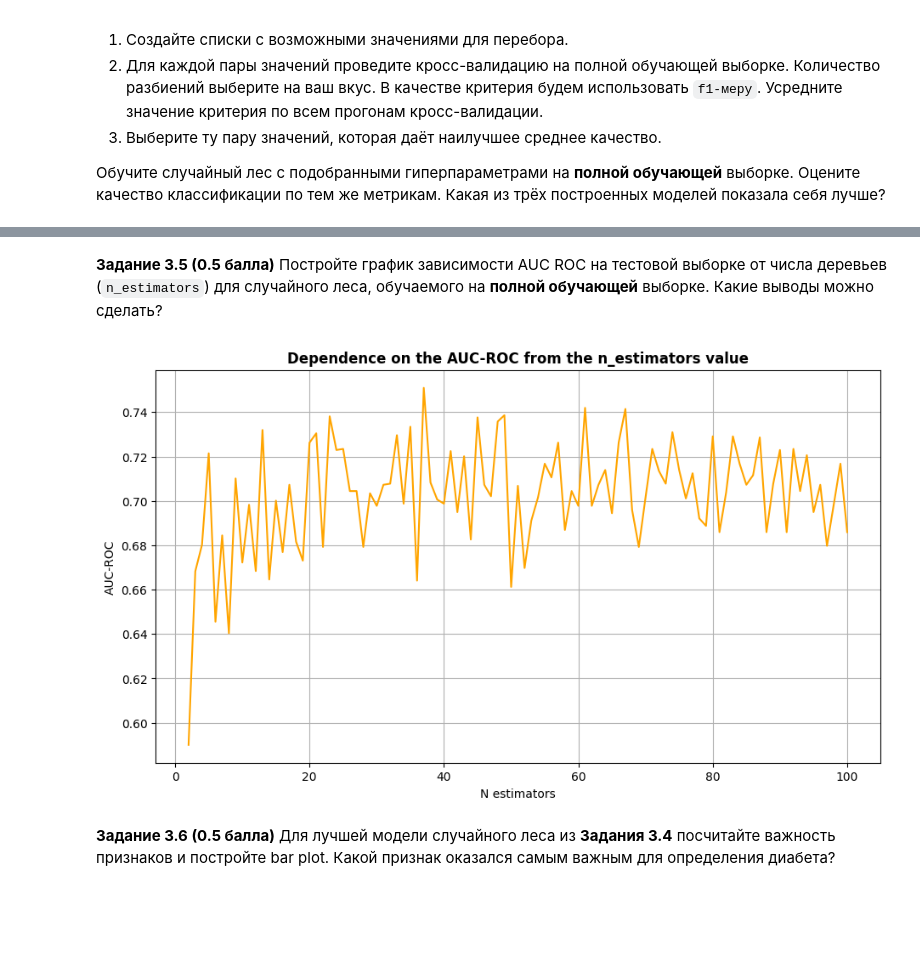
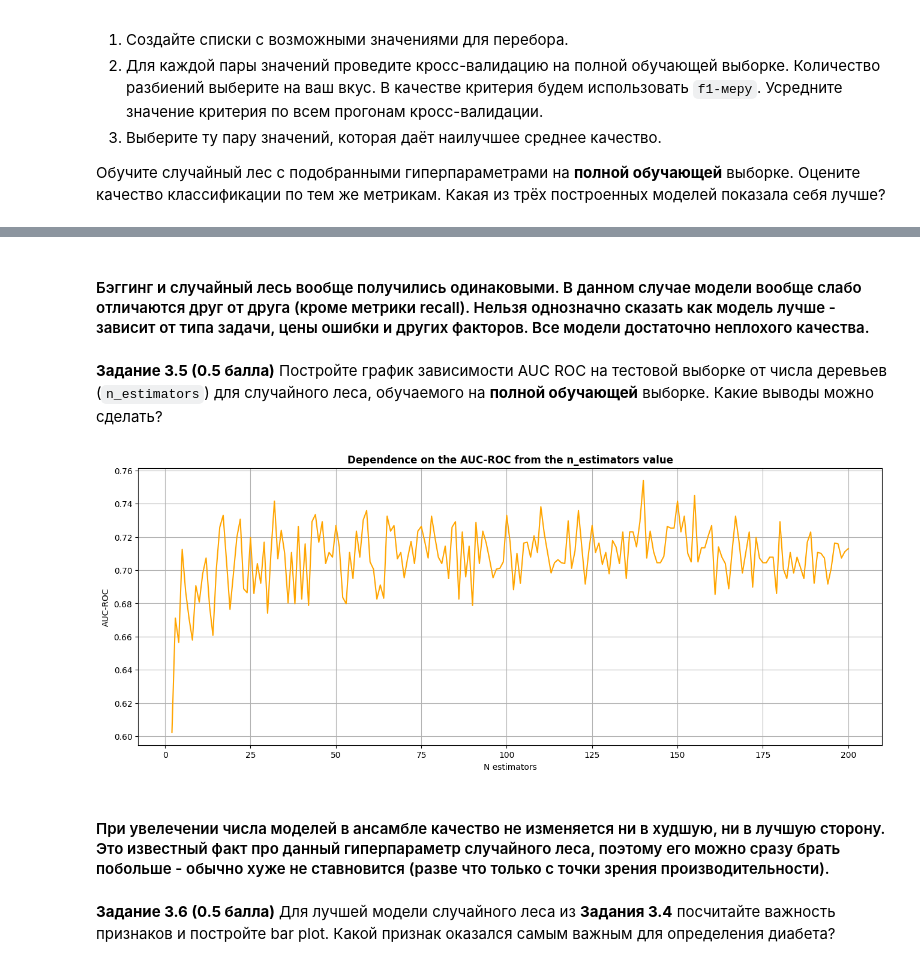
Before and after one commit to mishcum/iad_hse, a Jupyter notebook: homeworks/hw07/hw07_trees_rf.ipynb, the cells around one changed output, grey strips where cells are left out. Drawn from its saved outputs; the diff is of its cells as text; code cells hidden in the pictures; blank space fills up the shorter version.

```diff
--- a/homeworks/hw07/hw07_trees_rf.ipynb
+++ b/homeworks/hw07/hw07_trees_rf.ipynb
@@ -436,7 +537,7 @@ X = data.drop('Outcome', axis=1)
 # %%
 X_train, X_test, y_train, y_test = train_test_split(X, y, random_state=123, stratify=y, test_size=0.3)
 # %%
-X_train, X_train_val, y_train, y_train_val = train_test_split(X_train, y_train, random_state=123, stratify=y_train)
+X_train, X_train_val, y_train, y_train_val = train_test_split(X_train, y_train, random_state=123, stratify=y_train, test_size=0.3)
 # %% [markdown]
 **Задание 3.2 (1 балл)** На обучающей-валидационной выборке подберите оптимальные значения гиперпараметров `max_depth` и `min_samples_leaf` для `DecisionTreeClassifier`. Для этого:
 1. Создайте списки с возможными значениями для перебора.
@@ -532,20 +631,24 @@ roc_auc_score: 0.67
+# %% [markdown]
+#### Бэггинг и случайный лесь вообще получились одинаковыми. В данном случае модели вообще слабо отличаются друг от друга (кроме метрики recall). Нельзя однозначно сказать как модель лучше - зависит от типа задачи, цены ошибки и других факторов. Все модели достаточно неплохого качества.
 # %% [markdown]
 **Задание 3.5 (0.5 балла)** Постройте график зависимости AUC ROC на тестовой выборке от числа деревьев (`n_estimators`) для случайного леса, обучаемого на **полной обучающей** выборке. Какие выводы можно сделать?
 # %%
 aucs = []
-n_estimators = np.arange(2, 101, 1)
+n_estimators = np.arange(2, 201, 1)
 for n in n_estimators:
     aucs.append(roc_auc_score(y_test, RandomForestClassifier(n_estimators=n).fit(X_train, y_train).predict(X_test)))
 # %%
-plt.figure(figsize=(11, 6))
+plt.figure(figsize=(16, 6))
 plt.plot(n_estimators, aucs, color='orange')
 plt.title('Dependence on the AUC-ROC from the n_estimators value', fontweight='bold')
 plt.xlabel('N estimators')
 plt.ylabel('AUC-ROC')
 plt.grid()
 plt.show()
 # %% [output]
-[figure, old version]
+[figure, new version]
+# %% [markdown]
+#### При увелечении числа моделей в ансамбле качество не изменяется ни в худшую, ни в лучшую сторону. Это известный факт про данный гиперпараметр случайного леса, поэтому его можно сразу брать побольше - обычно хуже не ставновится (разве что только с точки зрения производительности).
 # %% [markdown]
 **Задание 3.6 (0.5 балла)** Для лучшей модели случайного леса из **Задания 3.4** посчитайте важность признаков и постройте bar plot. Какой признак оказался самым важным для определения диабета?
 # %%
```
Also changed, not shown: parts of 17 cells of this notebook, 1 other file.
